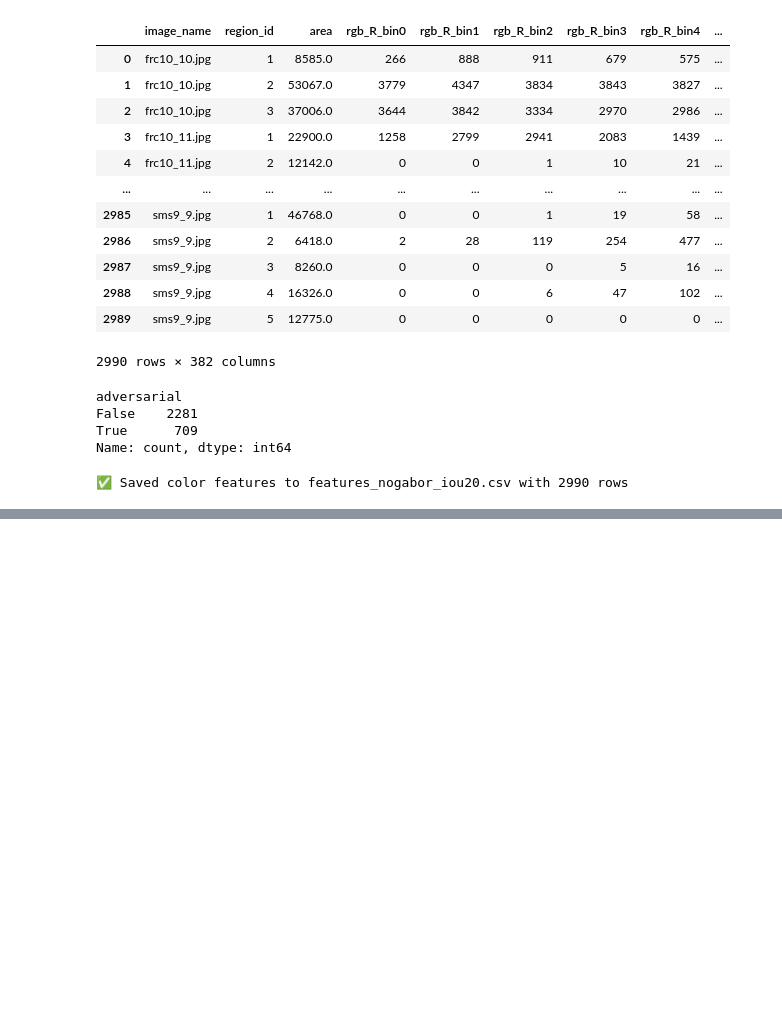
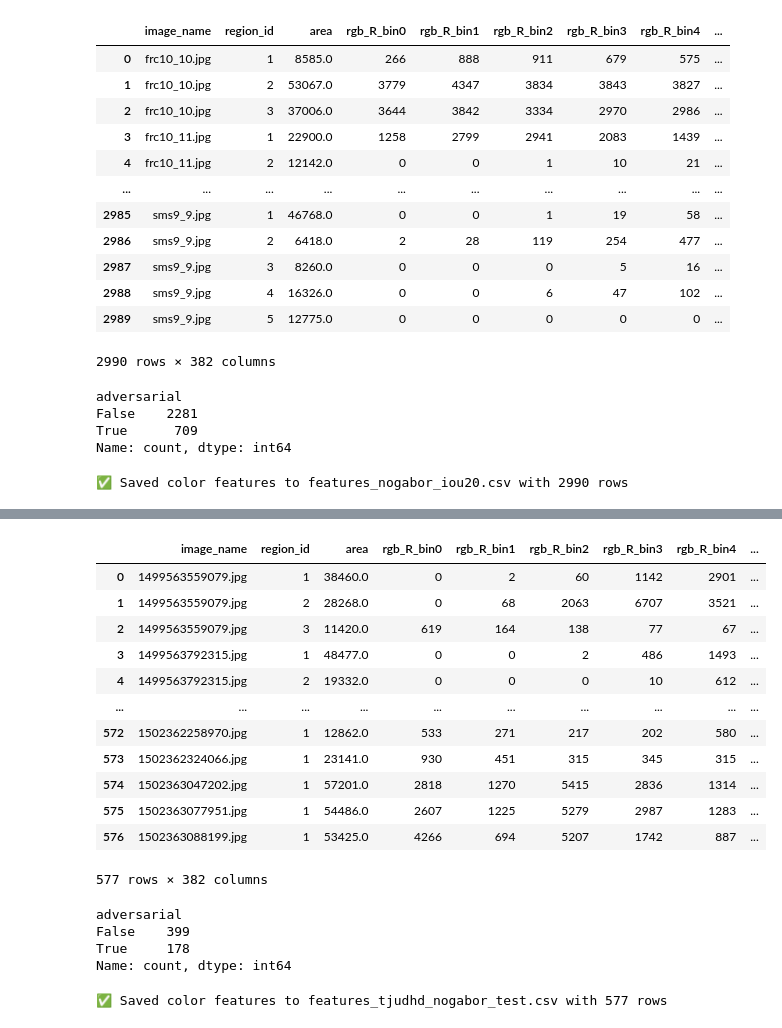
Before and after one commit to corvus-rex/Project-Satanael, a Jupyter notebook: defense_pipeline/FeatureExtraction.ipynb, the cells around one changed output, grey strips where cells are left out. Saved outputs shown, nothing was run; the diff lists cells and outputs as text; code cells hidden in the pictures; blank space fills up the shorter version.

Commit message:
Feature extraction and matching for TJUDHD

```diff
--- a/defense_pipeline/FeatureExtraction.ipynb
+++ b/defense_pipeline/FeatureExtraction.ipynb
@@ -1143,7 +1149,7 @@ for fname in tqdm(os.listdir(TJUDHD_TEST_DIR), desc="Evaluating images"):
     except:
         continue
 
-    annot_dir = TJUDHD_LABEL_DIR
+    annot_dir = TJUDHD_VAL_LABEL_DIR
     t_tp, t_fn = tally_tp_yolo(
         label_dir=annot_dir,
         image_filename=os.path.splitext(fname)[0],
@@ -1456,0 +1465,35 @@ print(f"✅ Saved color features to {OUTPUT_CSV} with {len(df_features)} rows")
+# %%
+import os
+
+ROOT_DIR = "C:\\Adrianov\\Projects\\Project-Satanael\\"
+DEMO_DIR = os.path.join(ROOT_DIR, 'attack_demo')
+MASK_RES_DIR = os.path.join(ROOT_DIR, 'results_cd_grey')
+
+TJUDHD_TRAIN_DATA_DIR = os.path.join(ROOT_DIR, 'data', 'tju-dhd', 'patched_random_bigger', 'images')
+TJUDHD_TRAIN_LABEL_DIR = os.path.join(ROOT_DIR, 'data', 'tju-dhd', 'patched_random_bigger', 'labels')
+TJUDHD_VAL_DATA_DIR = os.path.join(ROOT_DIR, 'data', 'tju-dhd', 'patched_random_bigger_val', 'images')
+TJUDHD_VAL_LABEL_DIR = os.path.join(ROOT_DIR, 'data', 'tju-dhd', 'patched_random_bigger_val', 'labels')
+TJUDHD_TEST_DATA_DIR = os.path.join(ROOT_DIR, 'data', 'tju-dhd', 'patched_random_bigger_test', 'images')
+TJUDHD_TEST_LABEL_DIR = os.path.join(ROOT_DIR, 'data', 'tju-dhd', 'patched_random_bigger_test', 'labels')
+# %%
+import sys
+import importlib.util
+import warnings
+
+color_path = os.path.abspath("../defenselib/feature_extraction/color.py")
+
+spec = importlib.util.spec_from_file_location("color_ext", color_path)
+color_ext = importlib.util.module_from_spec(spec)
+sys.modules["color_ext"] = color_ext
+spec.loader.exec_module(color_ext)
+# %%
+import sys
+import importlib.util
+import warnings
+
+texture_path = os.path.abspath("../defenselib/feature_extraction/texture.py")
+
+spec = importlib.util.spec_from_file_location("texture_ext", texture_path)
+texture_ext = importlib.util.module_from_spec(spec)
+sys.modules["texture_ext"] = texture_ext
+spec.loader.exec_module(texture_ext)
@@ -1456,0 +1801,29 @@ print(f"✅ Saved color features to {OUTPUT_CSV} with {len(df_features)} rows")
+# %%
+df_features
+# %% [output]
+|  | image_name | region_id | area | rgb_R_bin0 | rgb_R_bin1 | rgb_R_bin2 | rgb_R_bin3 | rgb_R_bin4 | ... |
+| 0 | 1499563559079.jpg | 1 | 38460.0 | 0 | 2 | 60 | 1142 | 2901 | ... |
+| 1 | 1499563559079.jpg | 2 | 28268.0 | 0 | 68 | 2063 | 6707 | 3521 | ... |
+| 2 | 1499563559079.jpg | 3 | 11420.0 | 619 | 164 | 138 | 77 | 67 | ... |
+| 3 | 1499563792315.jpg | 1 | 48477.0 | 0 | 0 | 2 | 486 | 1493 | ... |
+| 4 | 1499563792315.jpg | 2 | 19332.0 | 0 | 0 | 0 | 10 | 612 | ... |
+| ... | ... | ... | ... | ... | ... | ... | ... | ... | ... |
+| 572 | 1502362258970.jpg | 1 | 12862.0 | 533 | 271 | 217 | 202 | 580 | ... |
+| 573 | 1502362324066.jpg | 1 | 23141.0 | 930 | 451 | 315 | 345 | 315 | ... |
+| 574 | 1502363047202.jpg | 1 | 57201.0 | 2818 | 1270 | 5415 | 2836 | 1314 | ... |
+| 575 | 1502363077951.jpg | 1 | 54486.0 | 2607 | 1225 | 5279 | 2987 | 1283 | ... |
+| 576 | 1502363088199.jpg | 1 | 53425.0 | 4266 | 694 | 5207 | 1742 | 887 | ... |
+577 rows × 382 columns
+# %%
+df_features["adversarial"].value_counts()
+# %% [output]
+adversarial
+False    399
+True     178
+Name: count, dtype: int64
+# %%
+OUTPUT_CSV = "features_tjudhd_nogabor_test.csv"
+df_features.to_csv(OUTPUT_CSV, index=False)
+print(f"✅ Saved color features to {OUTPUT_CSV} with {len(df_features)} rows")
+# %% [output]
+✅ Saved color features to features_tjudhd_nogabor_test.csv with 577 rows
```
Also changed, not shown: parts of 5 cells of this notebook, 8 other files.
